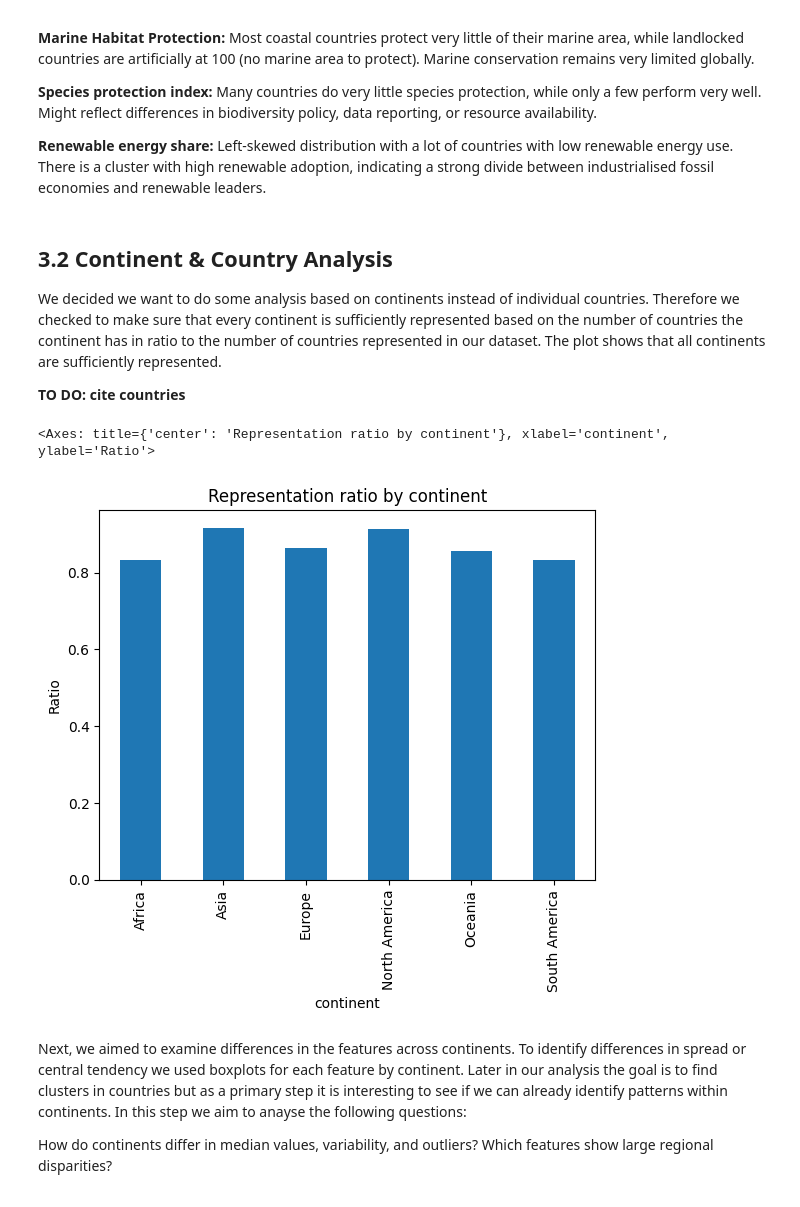
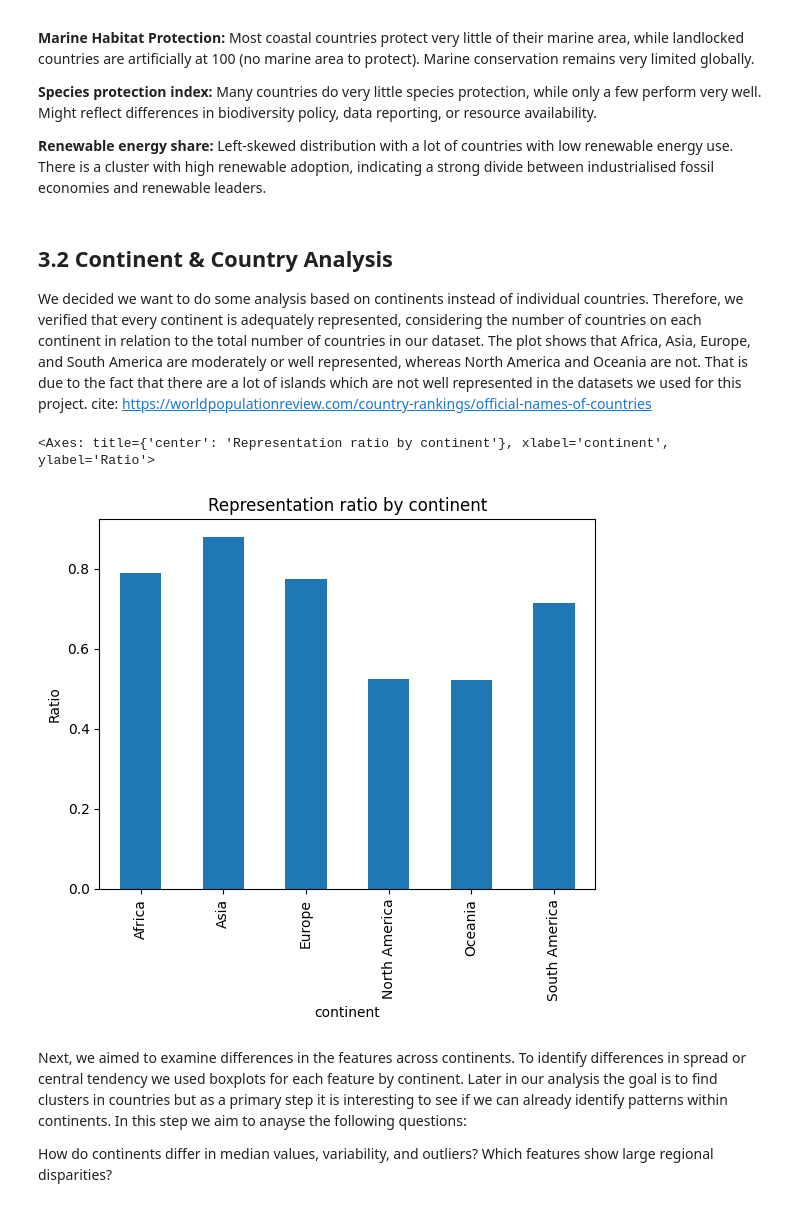
Before and after one commit to lukavicius/Gender-Equality-and-Sustainability, a Jupyter notebook: Project.ipynb, the cells around one changed output. Saved outputs shown, nothing was run; the diff lists cells and outputs as text; code cells hidden in the pictures.

```diff
--- a/Project.ipynb
+++ b/Project.ipynb
@@ -613,27 +613,26 @@ array([[<Axes: title={'center': 'Basic drinking water'}>,
 # %% [markdown]
 ## 3.2 Continent & Country Analysis
 
-We decided we want to do some analysis based on continents instead of individual countries. Therefore we checked to make sure that every continent is sufficiently represented based on the number of countries the continent has in ratio to the number of countries represented in our dataset. The plot shows that all continents are sufficiently represented.
-
-**TO DO: cite countries**
+We decided we want to do some analysis based on continents instead of individual countries. Therefore, we verified that every continent is adequately represented, considering the number of countries on each continent in relation to the total number of countries in our dataset. The plot shows that Africa, Asia, Europe, and South America are moderately or well represented, whereas North America and Oceania are not. That is due to the fact that there are a lot of islands which are not well represented in the datasets we used for this project.
+cite: https://worldpopulationreview.com/country-rankings/official-names-of-countries
 # %%
 # number of countries per continent
 countries_total = {
-    'Africa': 54,
-    'Asia': 48,
-    'Europe': 44,
-    'North America': 23,
+    'Africa': 57,
+    'Asia': 50,
+    'Europe': 49,
+    'North America': 40,
     'Oceania': 23,
-    'South America': 12
+    'South America': 14
 }
 
 counts = data.groupby('continent')['country'].nunique()
 ratios = counts / pd.Series(countries_total)
 
 ratios.plot(kind='bar', title='Representation ratio by continent', ylabel='Ratio')
 # %% [output]
 <Axes: title={'center': 'Representation ratio by continent'}, xlabel='continent', ylabel='Ratio'>
-[figure, old version]
+[figure, new version]
 # %% [markdown]
 Next, we aimed to examine differences in the features across continents. To identify differences in spread or central tendency we used boxplots for each feature by continent. Later in our analysis the goal is to find clusters in countries but as a primary step it is interesting to see if we can already identify patterns within continents. In this step we aim to anayse the following questions:
 
```
Also changed, not shown: parts of 3 cells of this notebook, 1 other file.
